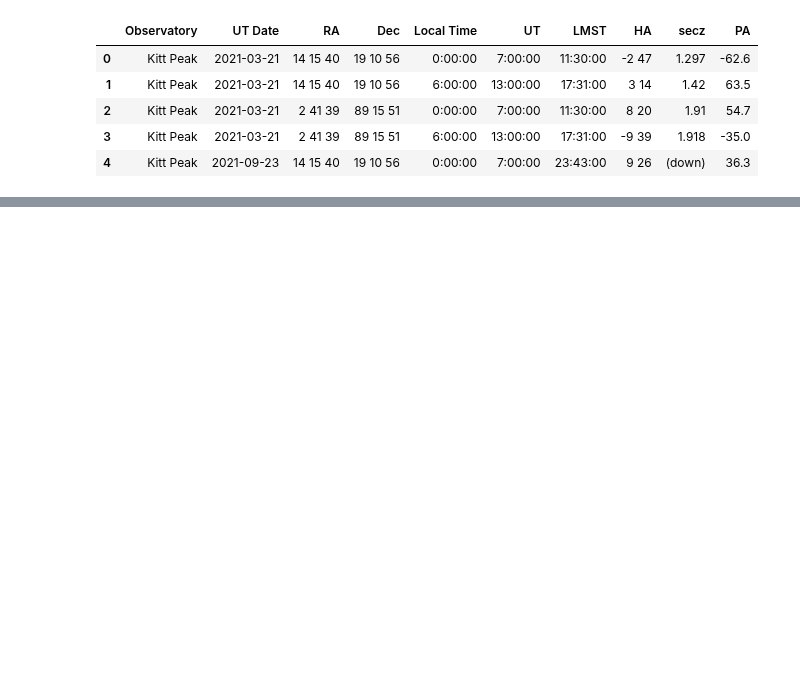
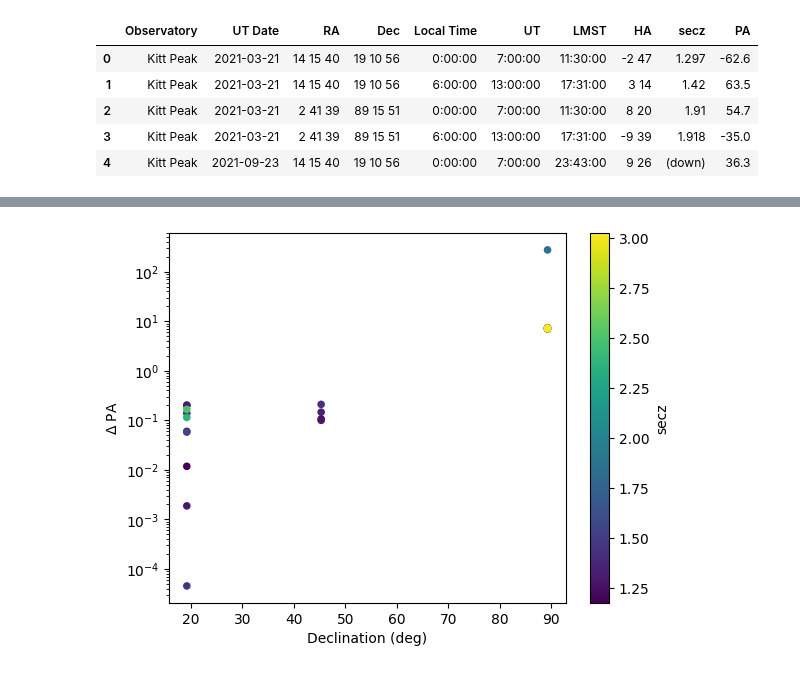
Before and after one commit to RileyWClarke/RAFTS, a Jupyter notebook: Notebooks/par_angle_testing.ipynb, the cells around one changed output, grey strips where cells are left out. Saved outputs shown, nothing was run; the diff lists cells and outputs as text; code cells hidden in the pictures; blank space fills up the shorter version.

```diff
--- a/Notebooks/par_angle_testing.ipynb
+++ b/Notebooks/par_angle_testing.ipynb
@@ -37,0 +41,21 @@ Name: 0, dtype: object
+# %%
+#Create numeric LMST column
+LMSTnum = np.zeros(len(data))
+
+for i, lmst in enumerate(data.LMST):
+   LMSTnum[i] = pd.to_datetime(lmst).hour + pd.to_datetime(lmst).minute / 60 + pd.to_datetime(lmst).second / 3600
+
+data['LMSTnum'] = LMSTnum
+# %%
+#Create numeric RA & Dec column
+RAnum = np.zeros(len(data))
+Decnum = np.zeros(len(data))
+
+for i, ra in enumerate(data.RA):
+    RAnum[i] = int(ra.split()[0]) + int(ra.split()[1]) / 60 + int(ra.split()[2]) / 3600
+
+for i, dec in enumerate(data.Dec):
+    Decnum[i] = int(dec.split()[0]) + int(dec.split()[1]) / 60 + int(dec.split()[2]) / 3600
+
+data['RAnum'] = RAnum
+data['Decnum'] = Decnum
@@ -75,0 +145,6 @@ Skycalc says: HA = -2.783333333333333
+# %%
+data['dPA_RC_SC'] = np.abs(data['PA'] - data['PA_RC'])
+# %%
+secz_ordered = data.sort_values(by='secz', ascending=True)
+secz_ordered['secz'] = pd.to_numeric(secz_ordered['secz'], errors='coerce')
+secz_ordered
@@ -75,0 +169,7 @@ Skycalc says: HA = -2.783333333333333
+# %%
+secz_ordered.plot.scatter(x='Decnum', y='dPA_RC_SC', c='secz')
+plt.yscale('log')
+plt.xlabel('Declination (deg)')
+plt.ylabel(r'$\Delta$ PA');
+# %% [output]
+[figure, added]
```
Also changed, not shown: parts of 24 cells of this notebook.
